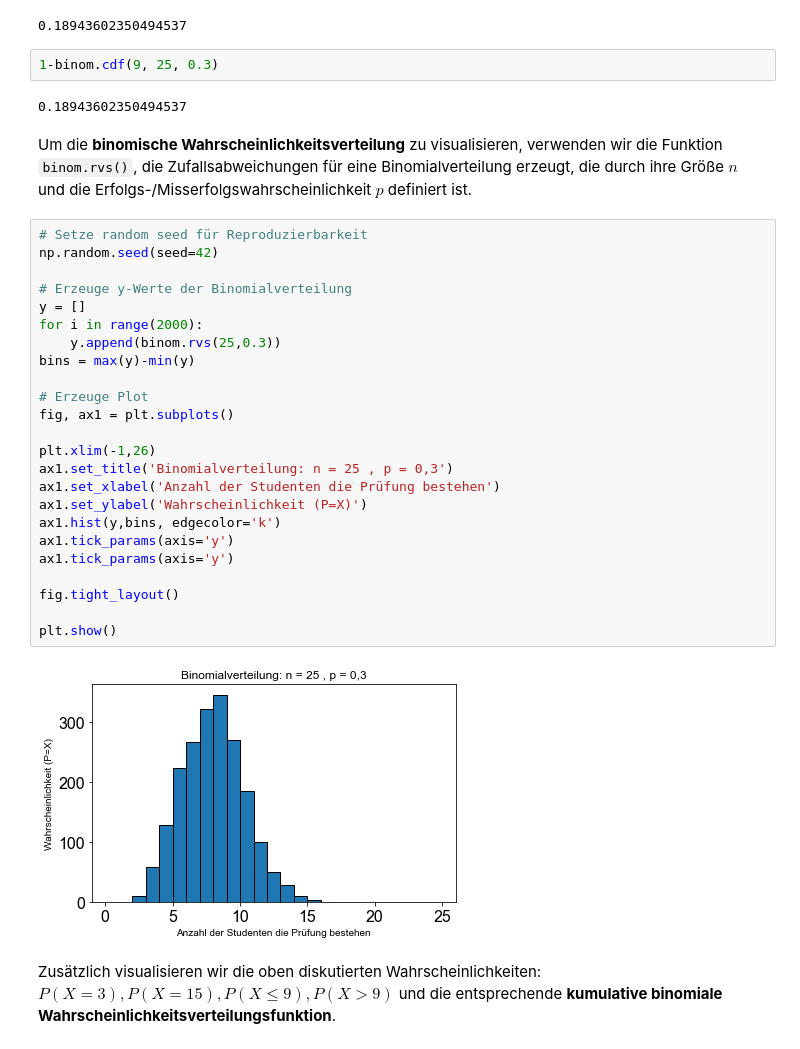
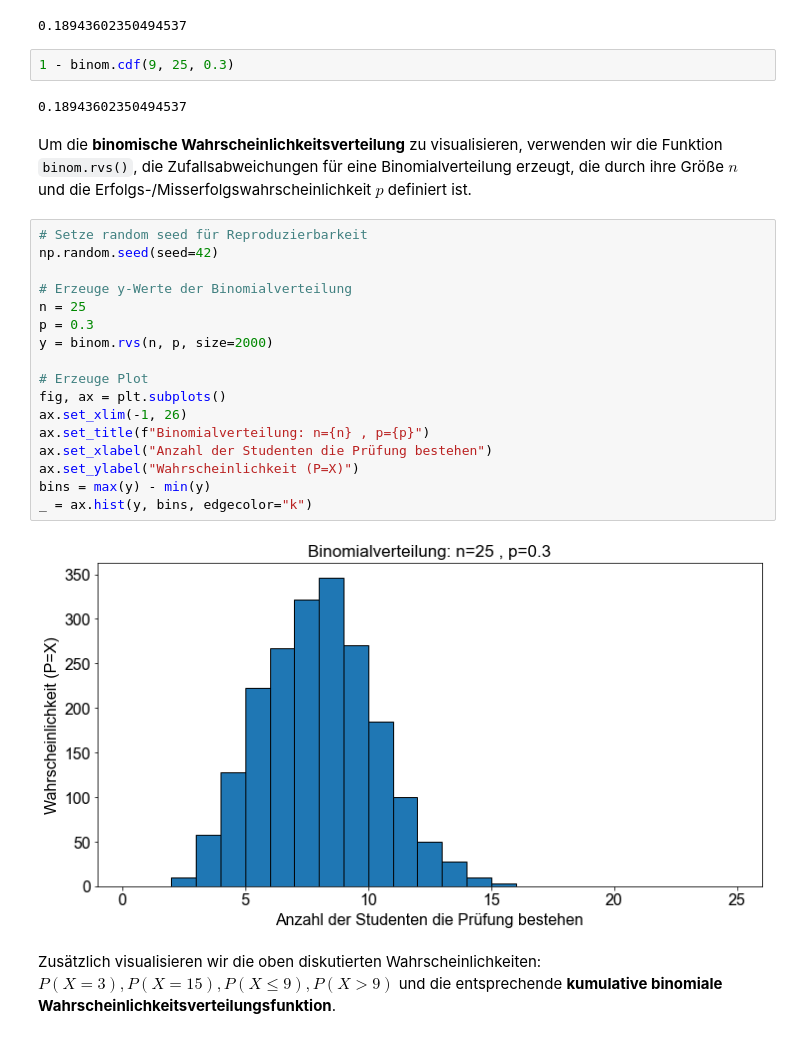
Before and after one commit to ixianslab/srh-data-science, a Jupyter notebook: notebooks/Kapitel02/26_Die Binomialverteilung ver15.ipynb, the cells around one changed output. Drawn from its saved outputs; the diff is of its cells as text.

```diff
--- a/notebooks/Kapitel02/26_Die Binomialverteilung ver15.ipynb
+++ b/notebooks/Kapitel02/26_Die Binomialverteilung ver15.ipynb
@@ -127,7 +136,7 @@ binom.sf(9, 25, 0.3)
 # %% [output]
 0.18943602350494537
 # %%
-1-binom.cdf(9, 25, 0.3)
+1 - binom.cdf(9, 25, 0.3)
 # %% [output]
 0.18943602350494537
 # %% [markdown]
@@ -135,29 +144,22 @@ Um die **binomische Wahrscheinlichkeitsverteilung** zu visualisieren, verwenden
 # %%
 # Setze random seed für Reproduzierbarkeit
 np.random.seed(seed=42)
 
 # Erzeuge y-Werte der Binomialverteilung
-y = []
-for i in range(2000):
-    y.append(binom.rvs(25,0.3))
-bins = max(y)-min(y)
+n = 25
+p = 0.3
+y = binom.rvs(n, p, size=2000)
 
 # Erzeuge Plot
-fig, ax1 = plt.subplots()
-
-plt.xlim(-1,26)
-ax1.set_title('Binomialverteilung: n = 25 , p = 0,3')
-ax1.set_xlabel('Anzahl der Studenten die Prüfung bestehen')
-ax1.set_ylabel('Wahrscheinlichkeit (P=X)')
-ax1.hist(y,bins, edgecolor='k')
-ax1.tick_params(axis='y')
-ax1.tick_params(axis='y')
-
-fig.tight_layout()
-
-plt.show()
+fig, ax = plt.subplots()
+ax.set_xlim(-1, 26)
+ax.set_title(f"Binomialverteilung: n={n} , p={p}")
+ax.set_xlabel("Anzahl der Studenten die Prüfung bestehen")
+ax.set_ylabel("Wahrscheinlichkeit (P=X)")
+bins = max(y) - min(y)
+_ = ax.hist(y, bins, edgecolor="k")
 # %% [output]
-[figure, old version]
+[figure, new version]
 # %% [markdown]
 Zusätzlich visualisieren wir die oben diskutierten Wahrscheinlichkeiten: $P(X=3), P(X=15), P(X≤9), P(X>9)$ und die entsprechende **kumulative binomiale Wahrscheinlichkeitsverteilungsfunktion**.
 # %%
```
Also changed, not shown: parts of 13 cells of this notebook, 9 other files.
